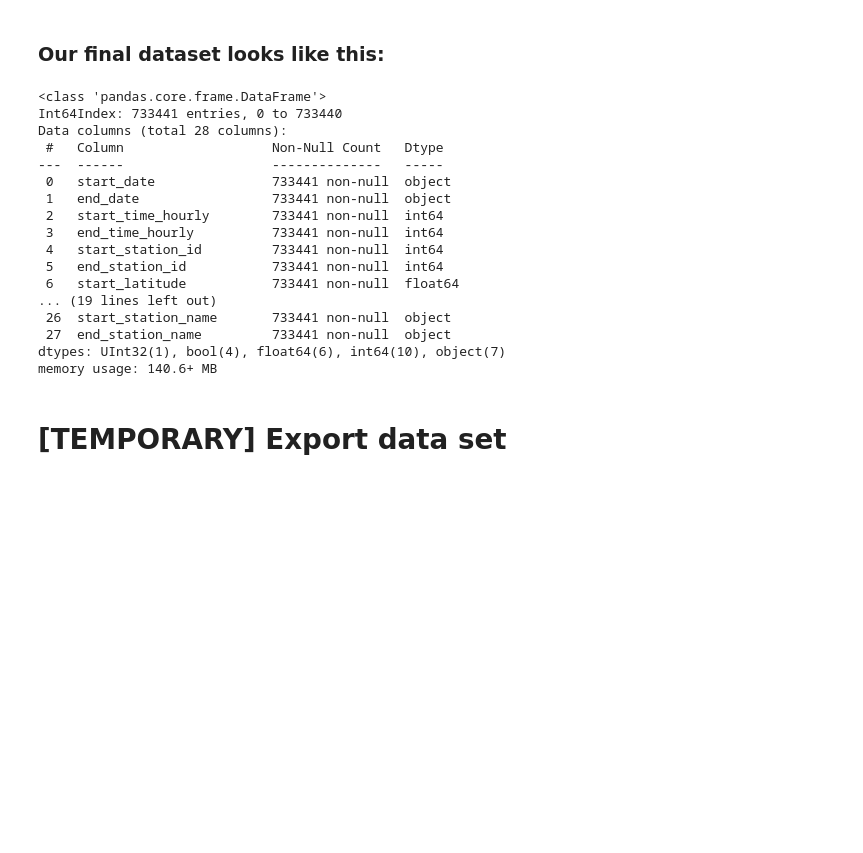
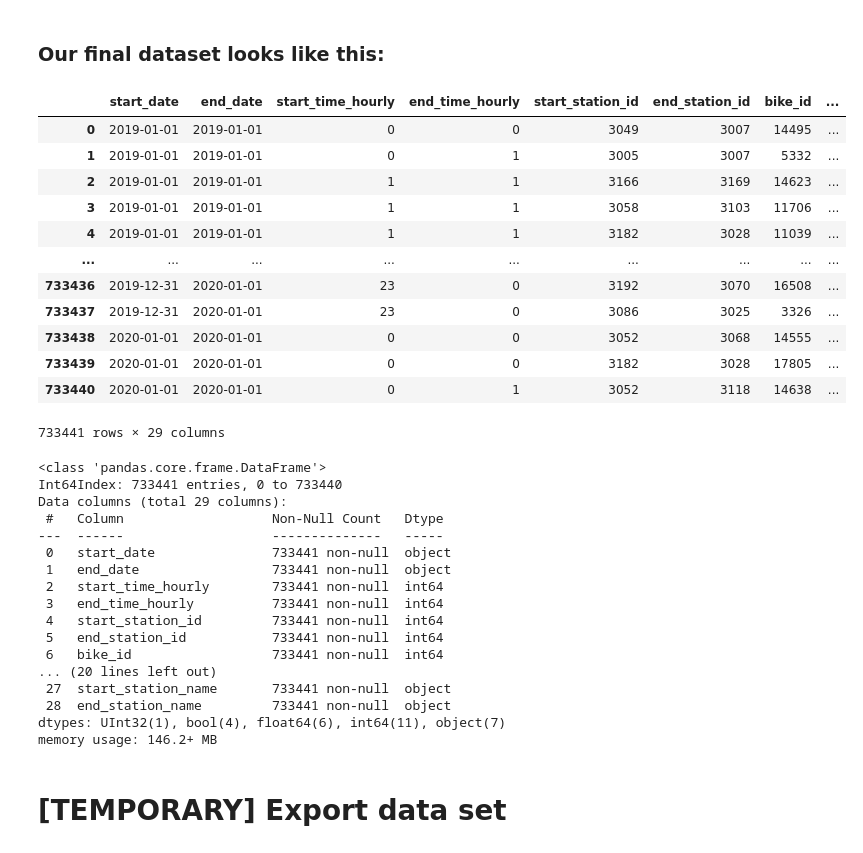
Before and after one commit to Hannah2800/AA_2022_PythonPandas, a Jupyter notebook: Task 1 - Data Collection and Preparation.ipynb, the cells around one changed output. Saved outputs shown, nothing was run; the diff lists cells and outputs as text; code cells hidden in the pictures; blank space fills up the shorter version.

```diff
--- a/Task 1 - Data Collection and Preparation.ipynb
+++ b/Task 1 - Data Collection and Preparation.ipynb
@@ -1280,12 +1221,61 @@ len(dfPhiladelphia)-len(dfPhiladelphia.drop_duplicates())
 There are no duplicates in dfPhiladelphia.
 # %% [markdown]
 ### Our final dataset looks like this:
+# %%
+# Reorder the dataset & Take only necessary columns (implicit drop of unselected features)
+dfPhiladelphia = dfPhiladelphia[['start_date',
+                                 'end_date',
+                                 'start_time_hourly',
+                                 'end_time_hourly',
+                                 'start_station_id',
+                                 'end_station_id',
+                                 'bike_id',
+                                 'start_latitude',
+                                 'start_longitude',
+                                 'end_latitude',
+                                 'end_longitude',
+                                 'min_temp',
+                                 'max_temp',
+                                 'isPrecip',
+                                 'user_type',
+                                 'dayOfWeek',
+                                 'isWeekend',
+                                 'season',
+                                 'isHoliday',
+                                 'isRushhour',
+                                 'tripduration_sec',
+                                 #'tripLengthDistance',
+                                 'numOfRentedBikesHourly',
+                                 'numOfRentedBikesDaily',
+                                 'numOfRentedBikesWeekly',
+                                 'numOfRentedBikesMonthly',
+                                 'start_week',
+                                 'start_month',
+                                 'start_station_name',
+                                 'end_station_name'
+                                ]]
+
+dfPhiladelphia
+# %% [output]
+|  | start_date | end_date | start_time_hourly | end_time_hourly | start_station_id | end_station_id | bike_id | ... |
+| 0 | 2019-01-01 | 2019-01-01 | 0 | 0 | 3049 | 3007 | 14495 | ... |
+| 1 | 2019-01-01 | 2019-01-01 | 0 | 1 | 3005 | 3007 | 5332 | ... |
+| 2 | 2019-01-01 | 2019-01-01 | 1 | 1 | 3166 | 3169 | 14623 | ... |
+| 3 | 2019-01-01 | 2019-01-01 | 1 | 1 | 3058 | 3103 | 11706 | ... |
+| 4 | 2019-01-01 | 2019-01-01 | 1 | 1 | 3182 | 3028 | 11039 | ... |
+| ... | ... | ... | ... | ... | ... | ... | ... | ... |
+| 733436 | 2019-12-31 | 2020-01-01 | 23 | 0 | 3192 | 3070 | 16508 | ... |
+| 733437 | 2019-12-31 | 2020-01-01 | 23 | 0 | 3086 | 3025 | 3326 | ... |
+| 733438 | 2020-01-01 | 2020-01-01 | 0 | 0 | 3052 | 3068 | 14555 | ... |
+| 733439 | 2020-01-01 | 2020-01-01 | 0 | 0 | 3182 | 3028 | 17805 | ... |
+| 733440 | 2020-01-01 | 2020-01-01 | 0 | 1 | 3052 | 3118 | 14638 | ... |
+733441 rows × 29 columns
 # %%
 dfPhiladelphia.info()
 # %% [output]
 <class 'pandas.core.frame.DataFrame'>
 Int64Index: 733441 entries, 0 to 733440
-Data columns (total 28 columns):
+Data columns (total 29 columns):
  #   Column                   Non-Null Count   Dtype
 ---  ------                   --------------   -----
  0   start_date               733441 non-null  object
@@ -1294,12 +1284,12 @@ Data columns (total 28 columns):
  3   end_time_hourly          733441 non-null  int64
  4   start_station_id         733441 non-null  int64
  5   end_station_id           733441 non-null  int64
- 6   start_latitude           733441 non-null  float64
-... (19 lines left out)
- 26  start_station_name       733441 non-null  object
- 27  end_station_name         733441 non-null  object
-dtypes: UInt32(1), bool(4), float64(6), int64(10), object(7)
-memory usage: 140.6+ MB
+ 6   bike_id                  733441 non-null  int64
+... (20 lines left out)
+ 27  start_station_name       733441 non-null  object
+ 28  end_station_name         733441 non-null  object
+dtypes: UInt32(1), bool(4), float64(6), int64(11), object(7)
+memory usage: 146.2+ MB
 # %% [markdown]
 # [TEMPORARY] Export data set
 # %%
```
Also changed, not shown: parts of 34 cells of this notebook, 2 other files.
